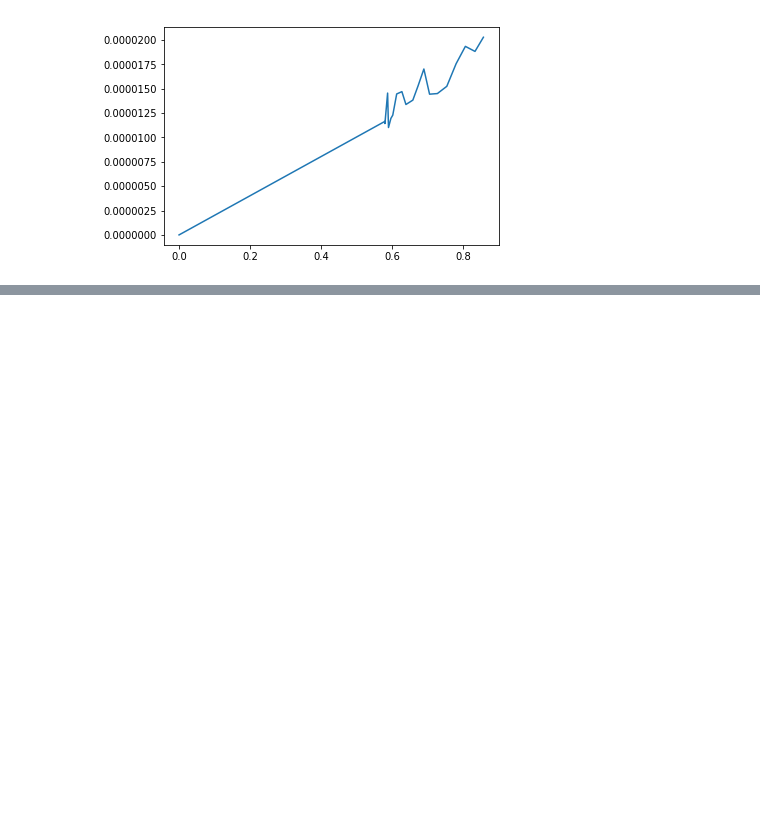
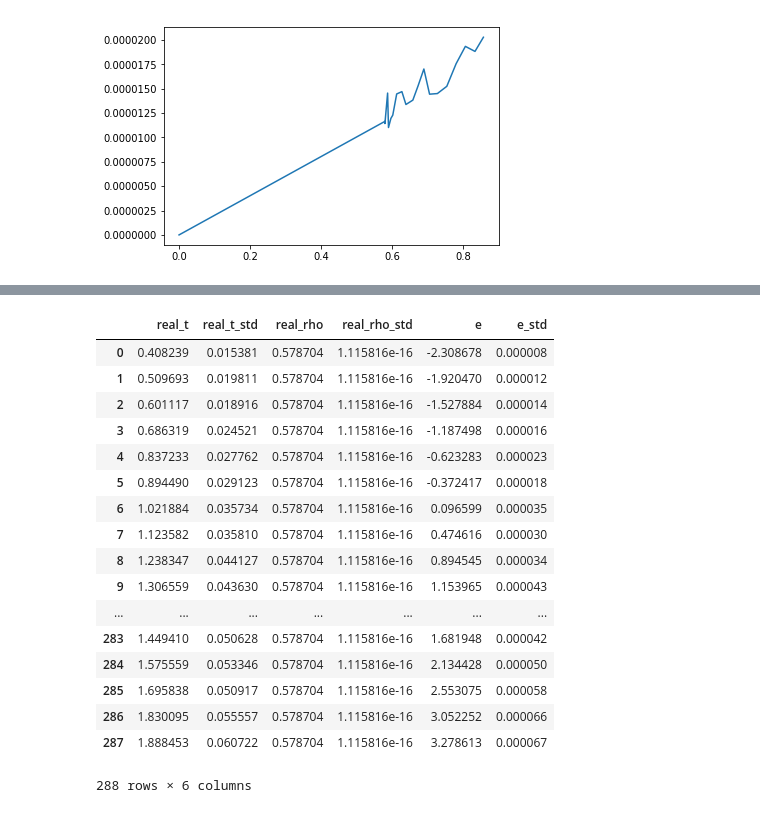
Before and after one commit to gonzalezzfelipe/MD_LJ, a Jupyter notebook: python/Untitled.ipynb, the cells around one changed output, grey strips where cells are left out. Drawn from its saved outputs; the diff is of its cells as text; code cells hidden in the pictures; blank space fills up the shorter version.

```diff
--- a/python/Untitled.ipynb
+++ b/python/Untitled.ipynb
@@ -91,0 +97,2 @@ plt.plot(ts, std_e)
+# %%
+df = read_log('temp.csv')
@@ -91,0 +108,23 @@ plt.plot(ts, std_e)
+# %%
+low_density = df.query('real_rho == {}'.format(df.real_rho.unique()[0]))
+# %%
+low_density
+# %% [output]
+|  | real_t | real_t_std | real_rho | real_rho_std | e | e_std |
+| 0 | 0.408239 | 0.015381 | 0.578704 | 1.115816e-16 | -2.308678 | 0.000008 |
+| 1 | 0.509693 | 0.019811 | 0.578704 | 1.115816e-16 | -1.920470 | 0.000012 |
+| 2 | 0.601117 | 0.018916 | 0.578704 | 1.115816e-16 | -1.527884 | 0.000014 |
+| 3 | 0.686319 | 0.024521 | 0.578704 | 1.115816e-16 | -1.187498 | 0.000016 |
+| 4 | 0.837233 | 0.027762 | 0.578704 | 1.115816e-16 | -0.623283 | 0.000023 |
+| 5 | 0.894490 | 0.029123 | 0.578704 | 1.115816e-16 | -0.372417 | 0.000018 |
+| 6 | 1.021884 | 0.035734 | 0.578704 | 1.115816e-16 | 0.096599 | 0.000035 |
+| 7 | 1.123582 | 0.035810 | 0.578704 | 1.115816e-16 | 0.474616 | 0.000030 |
+| 8 | 1.238347 | 0.044127 | 0.578704 | 1.115816e-16 | 0.894545 | 0.000034 |
+| 9 | 1.306559 | 0.043630 | 0.578704 | 1.115816e-16 | 1.153965 | 0.000043 |
+| ... | ... | ... | ... | ... | ... | ... |
+| 283 | 1.449410 | 0.050628 | 0.578704 | 1.115816e-16 | 1.681948 | 0.000042 |
+| 284 | 1.575559 | 0.053346 | 0.578704 | 1.115816e-16 | 2.134428 | 0.000050 |
+| 285 | 1.695838 | 0.050917 | 0.578704 | 1.115816e-16 | 2.553075 | 0.000058 |
+| 286 | 1.830095 | 0.055557 | 0.578704 | 1.115816e-16 | 3.052252 | 0.000066 |
+| 287 | 1.888453 | 0.060722 | 0.578704 | 1.115816e-16 | 3.278613 | 0.000067 |
+288 rows × 6 columns
```
Also changed, not shown: parts of 6 cells of this notebook.
